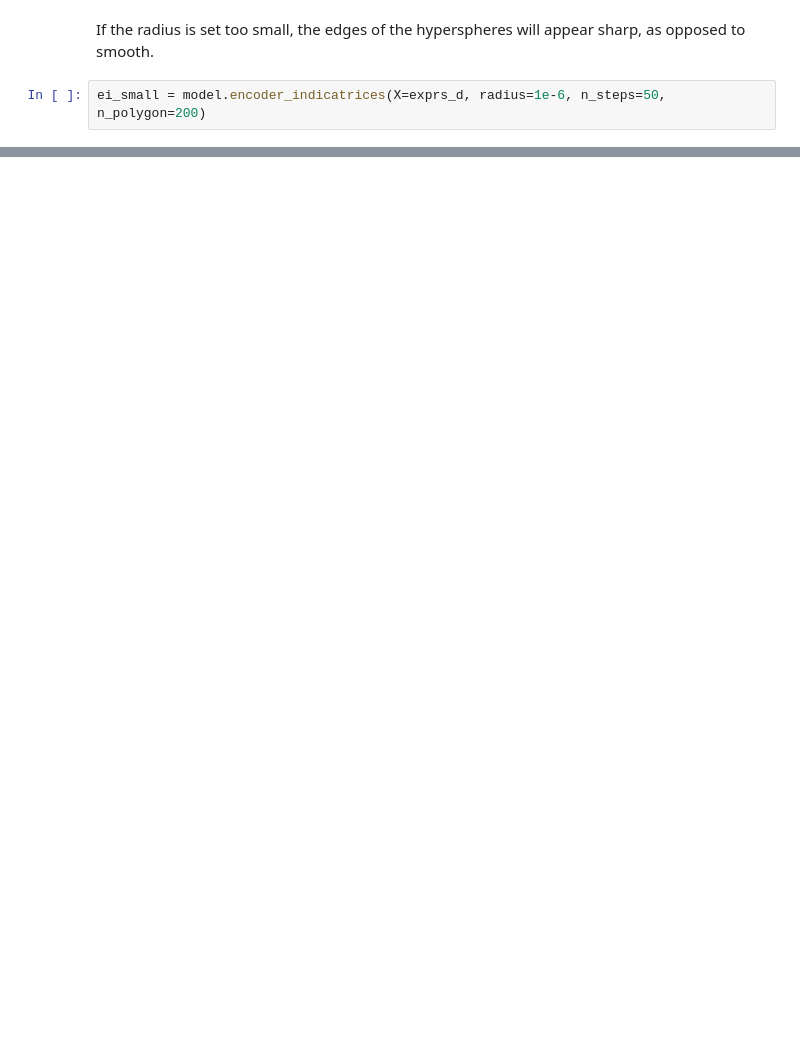
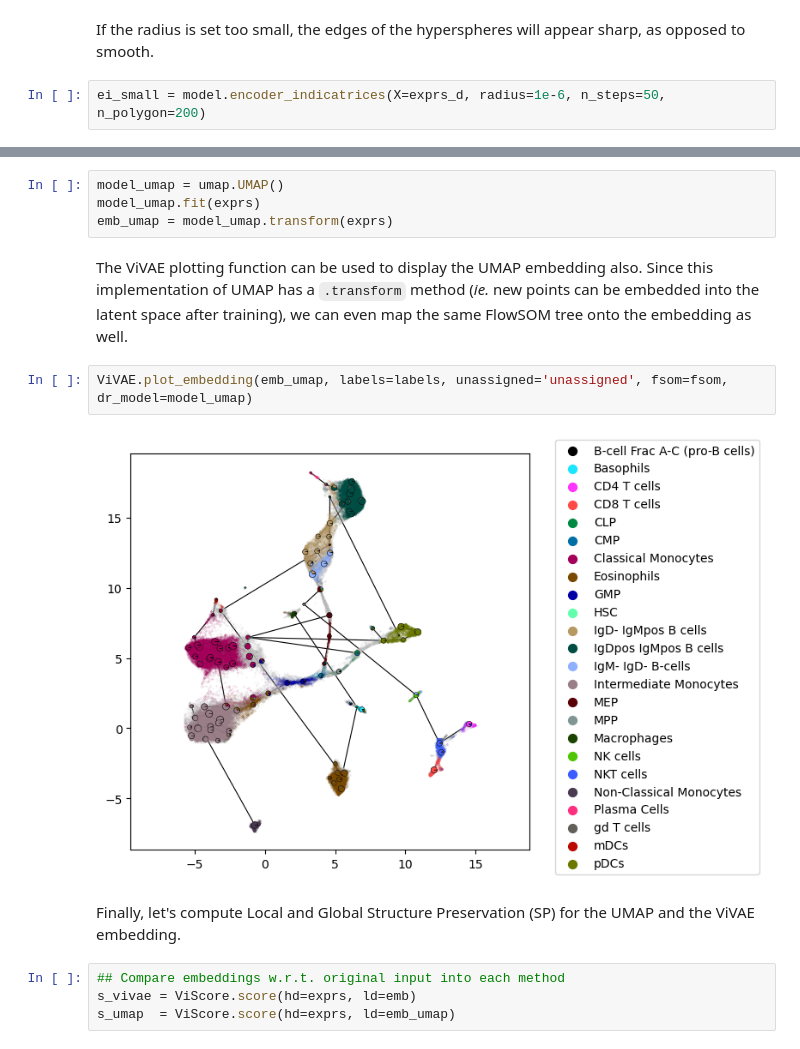
Before and after one commit to saeyslab/ViVAE, a Jupyter notebook: example_cytometry.ipynb, the cells around one changed output, grey strips where cells are left out. Cells and saved outputs as stored; diff of their text form; blank space fills up the shorter version.

```diff
--- a/example_cytometry.ipynb
+++ b/example_cytometry.ipynb
@@ -144,0 +220,17 @@ For both unsupervised and supervised evaluation of LD embeddings, use [*ViScore*
+# %%
+model_umap = umap.UMAP()
+model_umap.fit(exprs)
+emb_umap = model_umap.transform(exprs)
+# %% [markdown]
+The ViVAE plotting function can be used to display the UMAP embedding also.
+Since this implementation of UMAP has a `.transform` method (*ie.* new points can be embedded into the latent space after training), we can even map the same FlowSOM tree onto the embedding as well.
+# %%
+ViVAE.plot_embedding(emb_umap, labels=labels, unassigned='unassigned', fsom=fsom, dr_model=model_umap)
+# %% [output]
+[figure, added]
+# %% [markdown]
+Finally, let's compute Local and Global Structure Preservation (SP) for the UMAP and the ViVAE embedding.
+# %%
+## Compare embeddings w.r.t. original input into each method
+s_vivae = ViScore.score(hd=exprs, ld=emb)
+s_umap  = ViScore.score(hd=exprs, ld=emb_umap)
```
Also changed, not shown: parts of 50 cells of this notebook, 2 other files.
